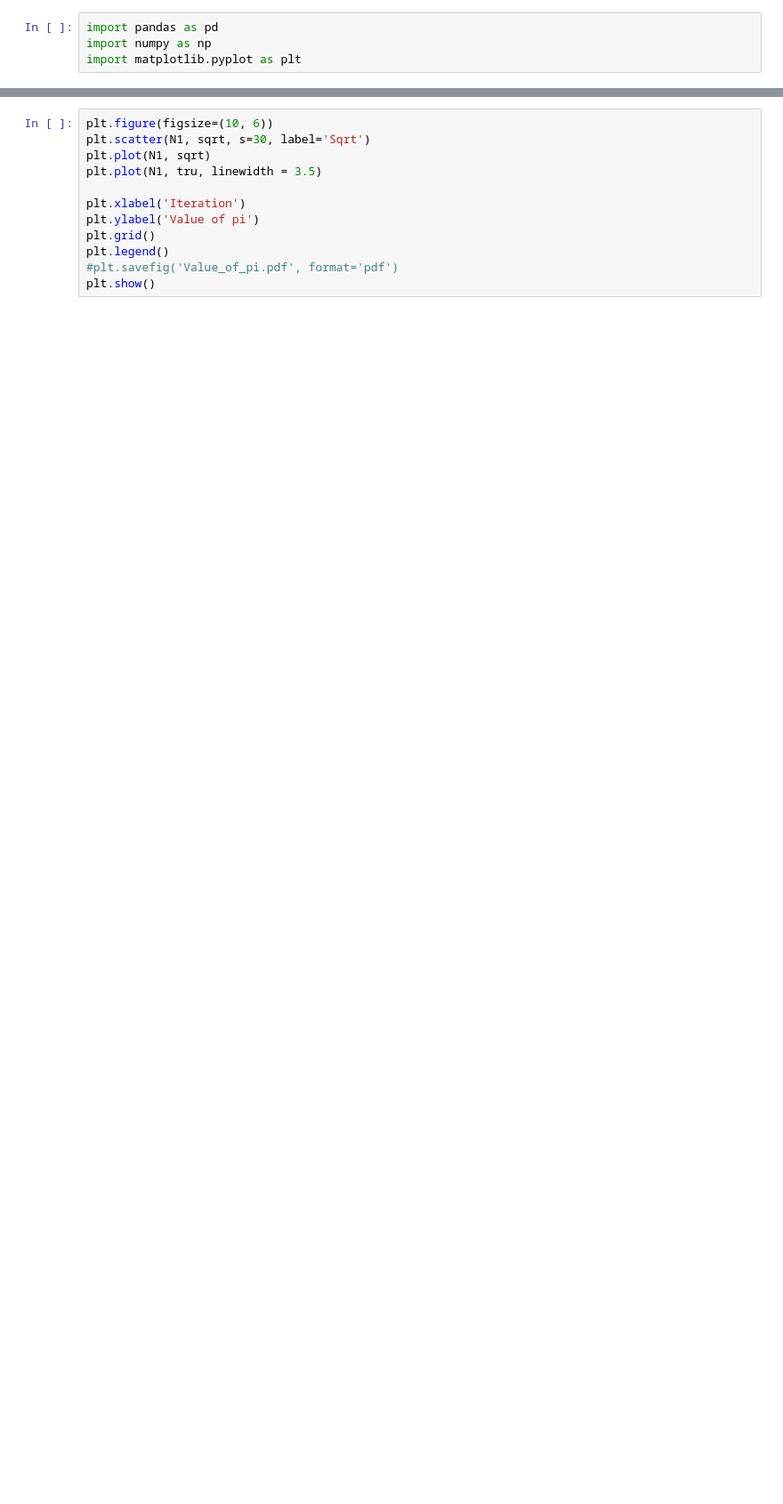
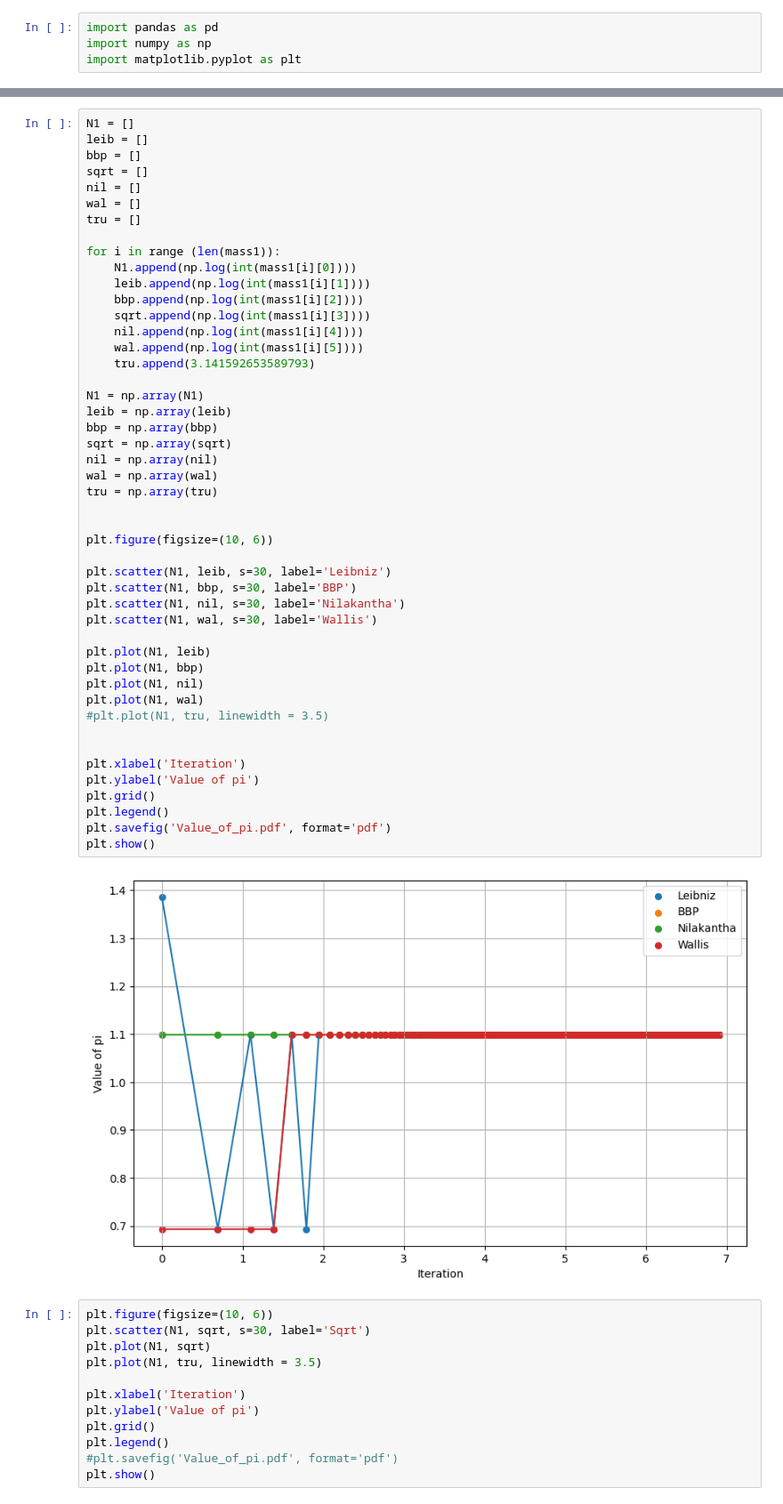
Before and after one commit to Polly23125/Informatics, a Jupyter notebook: Lab_float/graphics.ipynb, the cells around one changed output, grey strips where cells are left out. Shown at 89% size. Saved outputs shown, nothing was run; the diff lists cells and outputs as text; blank space fills up the shorter version.

```diff
--- a/Lab_float/graphics.ipynb
+++ b/Lab_float/graphics.ipynb
@@ -54,3 +54,52 @@ plt.show()
+# %%
+N1 = []
+leib = []
+bbp = []
+sqrt = []
+nil = []
+wal = []
+tru = []
+
+for i in range (len(mass1)):
+    N1.append(np.log(int(mass1[i][0])))
+    leib.append(np.log(int(mass1[i][1])))
+    bbp.append(np.log(int(mass1[i][2])))
+    sqrt.append(np.log(int(mass1[i][3])))
+    nil.append(np.log(int(mass1[i][4])))
+    wal.append(np.log(int(mass1[i][5])))
+    tru.append(3.141592653589793)
+
+N1 = np.array(N1)
+leib = np.array(leib)
+bbp = np.array(bbp)
+sqrt = np.array(sqrt)
+nil = np.array(nil)
+wal = np.array(wal)
+tru = np.array(tru)
+
+
+plt.figure(figsize=(10, 6))
+
+plt.scatter(N1, leib, s=30, label='Leibniz')
+plt.scatter(N1, bbp, s=30, label='BBP')
+plt.scatter(N1, nil, s=30, label='Nilakantha')
+plt.scatter(N1, wal, s=30, label='Wallis')
+
+plt.plot(N1, leib)
+plt.plot(N1, bbp)
+plt.plot(N1, nil)
+plt.plot(N1, wal)
+#plt.plot(N1, tru, linewidth = 3.5)
+
+
+plt.xlabel('Iteration')
+plt.ylabel('Value of pi')
+plt.grid()
+plt.legend()
+plt.savefig('Value_of_pi.pdf', format='pdf')
+plt.show()
+# %% [output]
+[figure, added]
 # %%
 plt.figure(figsize=(10, 6))
 plt.scatter(N1, sqrt, s=30, label='Sqrt')
```
Also changed, not shown: parts of 2 cells of this notebook, 7 other files.
